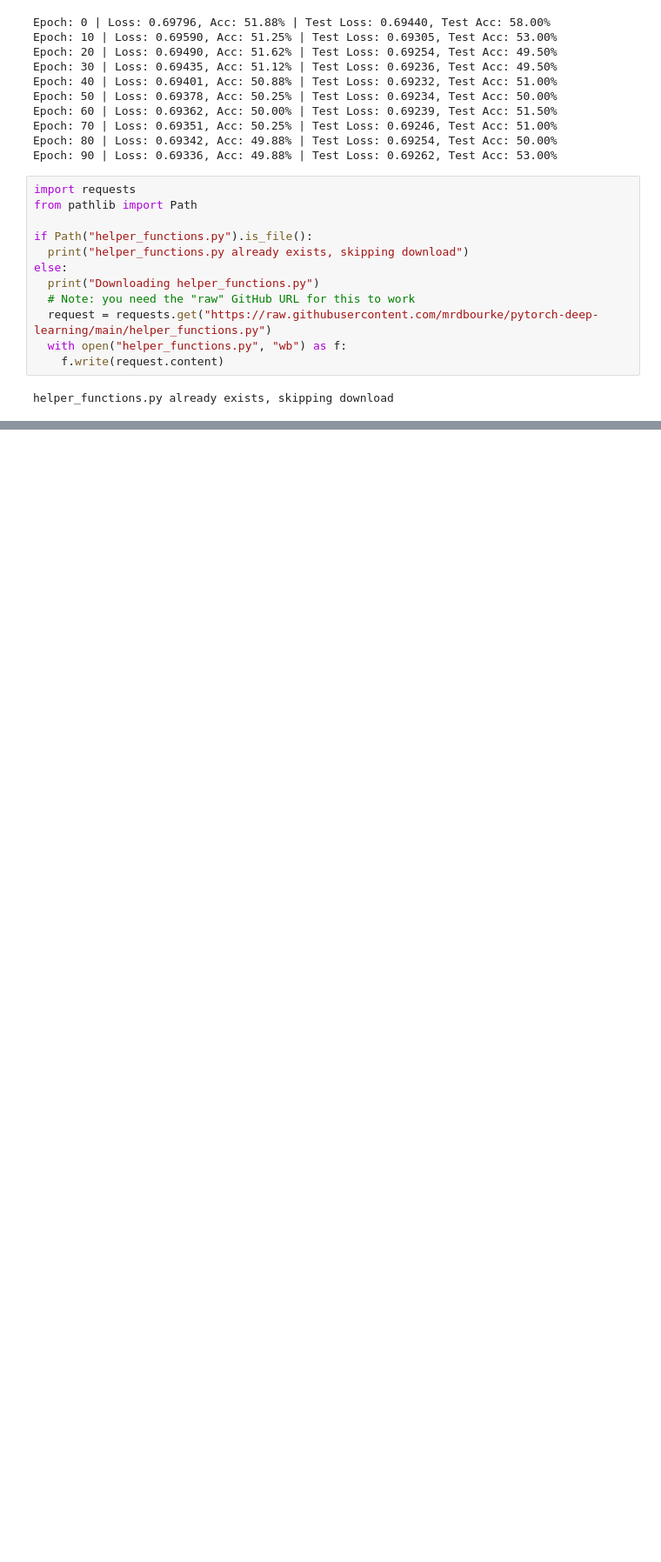
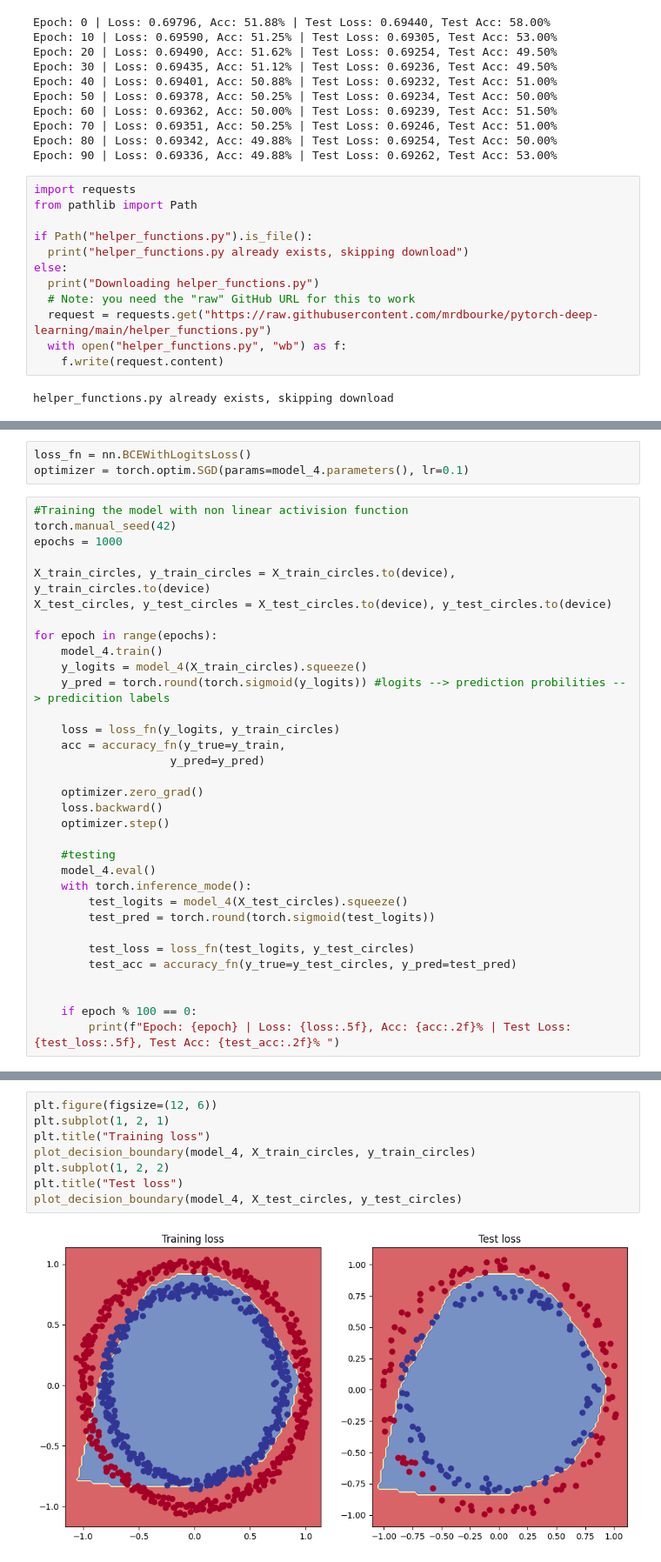
Before and after one commit to sush0677/pytorch_coding, a Jupyter notebook: Neuralnetworks.ipynb, the cells around one changed output, grey strips where cells are left out. Shown at 87% size. Saved outputs shown, nothing was run; the diff lists cells and outputs as text; blank space fills up the shorter version.

```diff
--- a/Neuralnetworks.ipynb
+++ b/Neuralnetworks.ipynb
@@ -261,0 +515,36 @@ plot_decision_boundary(model_1, X_test, y_test)
+# %%
+loss_fn = nn.BCEWithLogitsLoss()
+optimizer = torch.optim.SGD(params=model_4.parameters(), lr=0.1)
+# %%
+#Training the model with non linear activision function
+torch.manual_seed(42)
+epochs = 1000
+
+X_train_circles, y_train_circles = X_train_circles.to(device), y_train_circles.to(device)
+X_test_circles, y_test_circles = X_test_circles.to(device), y_test_circles.to(device)
+
+for epoch in range(epochs):
+    model_4.train()
+    y_logits = model_4(X_train_circles).squeeze()
+    y_pred = torch.round(torch.sigmoid(y_logits)) #logits --> prediction probilities --> predicition labels
+
+    loss = loss_fn(y_logits, y_train_circles)
+    acc = accuracy_fn(y_true=y_train,
+                    y_pred=y_pred)
+
+    optimizer.zero_grad()
+    loss.backward()
+    optimizer.step()
+
+    #testing
+    model_4.eval()
+    with torch.inference_mode():
+        test_logits = model_4(X_test_circles).squeeze()
+        test_pred = torch.round(torch.sigmoid(test_logits))
+
+        test_loss = loss_fn(test_logits, y_test_circles)
+        test_acc = accuracy_fn(y_true=y_test_circles, y_pred=test_pred)
+
+
+    if epoch % 100 == 0:
+        print(f"Epoch: {epoch} | Loss: {loss:.5f}, Acc: {acc:.2f}% | Test Loss: {test_loss:.5f}, Test Acc: {test_acc:.2f}% ")
@@ -261,0 +567,10 @@ plot_decision_boundary(model_1, X_test, y_test)
+# %%
+plt.figure(figsize=(12, 6))
+plt.subplot(1, 2, 1)
+plt.title("Training loss")
+plot_decision_boundary(model_4, X_train_circles, y_train_circles)
+plt.subplot(1, 2, 2)
+plt.title("Test loss")
+plot_decision_boundary(model_4, X_test_circles, y_test_circles)
+# %% [output]
+[figure, added]
```
Also changed, not shown: parts of 18 cells of this notebook.
